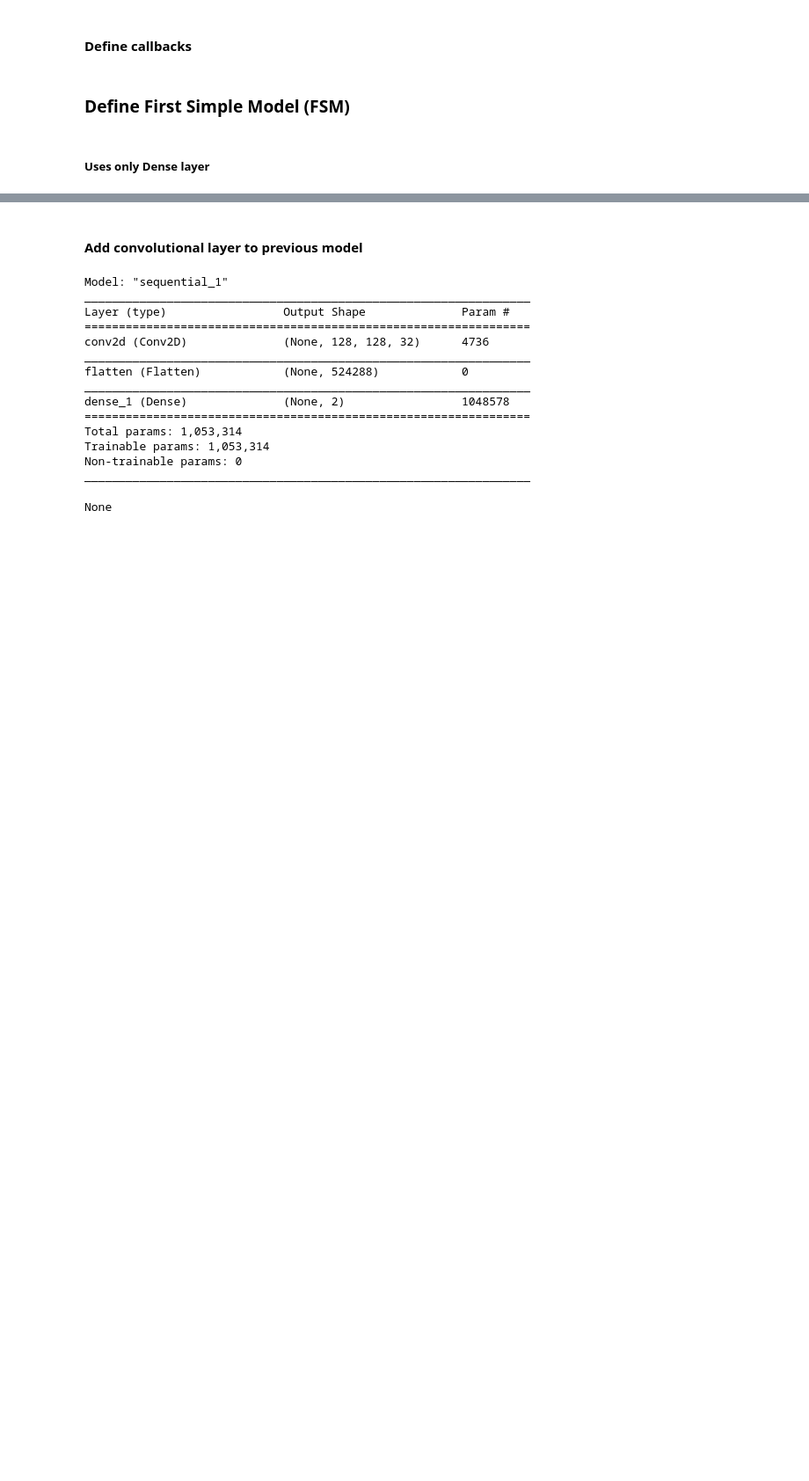
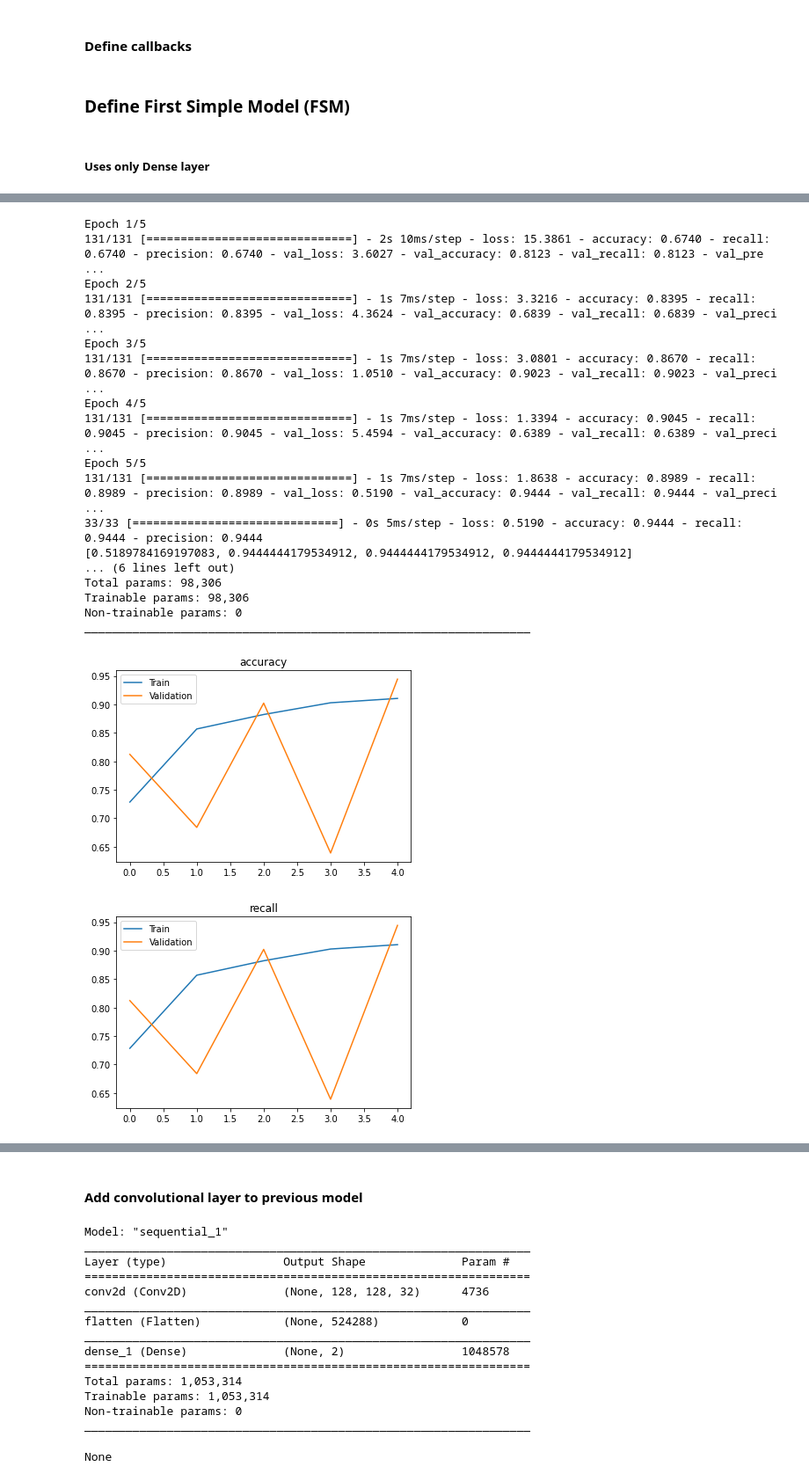
Before and after one commit to sethnlewis/X-Ray-Image-Classification, a Jupyter notebook: notebooks/eda-kaggle-v2.ipynb, the cells around one changed output, grey strips where cells are left out. Shown: that part at 88% size. Drawn from its saved outputs; the diff is of its cells as text; code cells hidden in the pictures; blank space fills up the shorter version.

Commit message:
Added precision and recall to metrics on FSM

```diff
--- a/notebooks/eda-kaggle-v2.ipynb
+++ b/notebooks/eda-kaggle-v2.ipynb
@@ -87,6 +92,7 @@ del labels
 def plot_metrics(history, metrics=['accuracy'], val=True):
 
     for metric in metrics:
+        metric=str.lower(metric)
         x = range(len(history[metric]))
 
         plt.figure()
@@ -99,8 +105,7 @@ def plot_metrics(history, metrics=['accuracy'], val=True):
 # %% [markdown]
 #### Define callbacks
 # %%
-callbacks = [EarlyStopping(monitor='val_loss', patience=25),
-             ModelCheckpoint('best_model.h5', monitor='val_loss', save_best_only=True)]
+callbacks = [EarlyStopping(monitor='val_loss', patience=25)]
 # %% [markdown]
 ### Define First Simple Model (FSM)
 # %% [markdown]
@@ -157,0 +125,43 @@ _________________________________________________________________
+# %%
+METRICS = ['accuracy', 'Recall', 'Precision']
+
+model = Sequential()
+model.add(Dense(2, activation='softmax', input_shape=shape))
+
+model.compile(optimizer='SGD',
+              metrics=METRICS,
+              loss='categorical_crossentropy')
+
+
+fit = model.fit(x=x_train_flat,
+                y=y_train,
+                epochs=5,
+                validation_data=(x_val_flat, y_val),
+                callbacks=callbacks,
+                verbose=1)
+
+plot_metrics(fit.history, metrics=METRICS)
+
+print(model.evaluate(x_val_flat, y_val));
+model.summary()
+#del x_train_flat, x_val_flat
+# %% [output]
+Epoch 1/5
+131/131 [==============================] - 2s 10ms/step - loss: 15.3861 - accuracy: 0.6740 - recall: 0.6740 - precision: 0.6740 - val_loss: 3.6027 - val_accuracy: 0.8123 - val_recall: 0.8123 - val_pre ...
+Epoch 2/5
+131/131 [==============================] - 1s 7ms/step - loss: 3.3216 - accuracy: 0.8395 - recall: 0.8395 - precision: 0.8395 - val_loss: 4.3624 - val_accuracy: 0.6839 - val_recall: 0.6839 - val_preci ...
+Epoch 3/5
+131/131 [==============================] - 1s 7ms/step - loss: 3.0801 - accuracy: 0.8670 - recall: 0.8670 - precision: 0.8670 - val_loss: 1.0510 - val_accuracy: 0.9023 - val_recall: 0.9023 - val_preci ...
+Epoch 4/5
+131/131 [==============================] - 1s 7ms/step - loss: 1.3394 - accuracy: 0.9045 - recall: 0.9045 - precision: 0.9045 - val_loss: 5.4594 - val_accuracy: 0.6389 - val_recall: 0.6389 - val_preci ...
+Epoch 5/5
+131/131 [==============================] - 1s 7ms/step - loss: 1.8638 - accuracy: 0.8989 - recall: 0.8989 - precision: 0.8989 - val_loss: 0.5190 - val_accuracy: 0.9444 - val_recall: 0.9444 - val_preci ...
+33/33 [==============================] - 0s 5ms/step - loss: 0.5190 - accuracy: 0.9444 - recall: 0.9444 - precision: 0.9444
+[0.5189784169197083, 0.9444444179534912, 0.9444444179534912, 0.9444444179534912]
+... (6 lines left out)
+Total params: 98,306
+Trainable params: 98,306
+Non-trainable params: 0
+_________________________________________________________________
+[figure, added]
+[figure, added]
```
Also changed, not shown: parts of 5 cells of this notebook.
